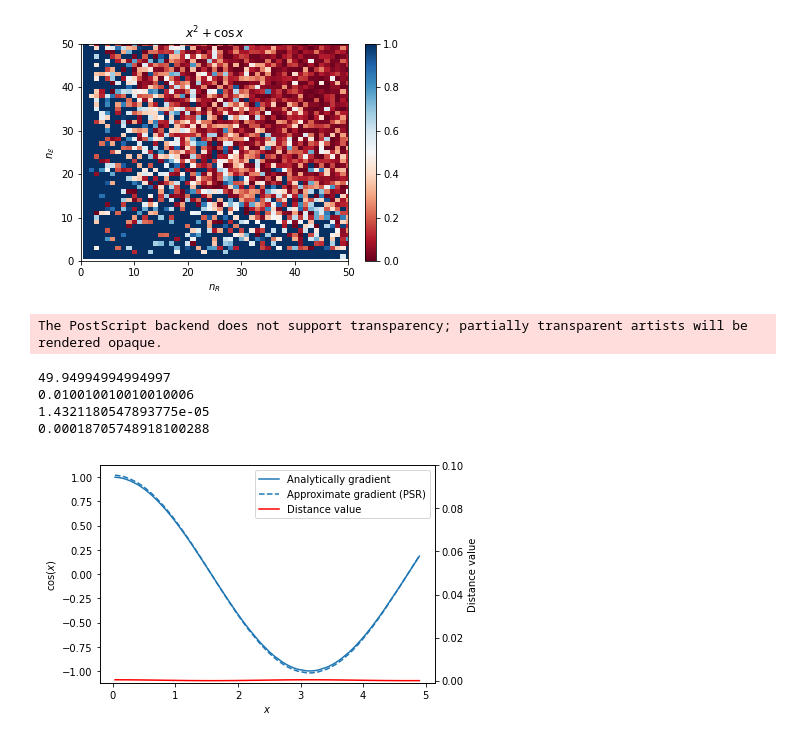
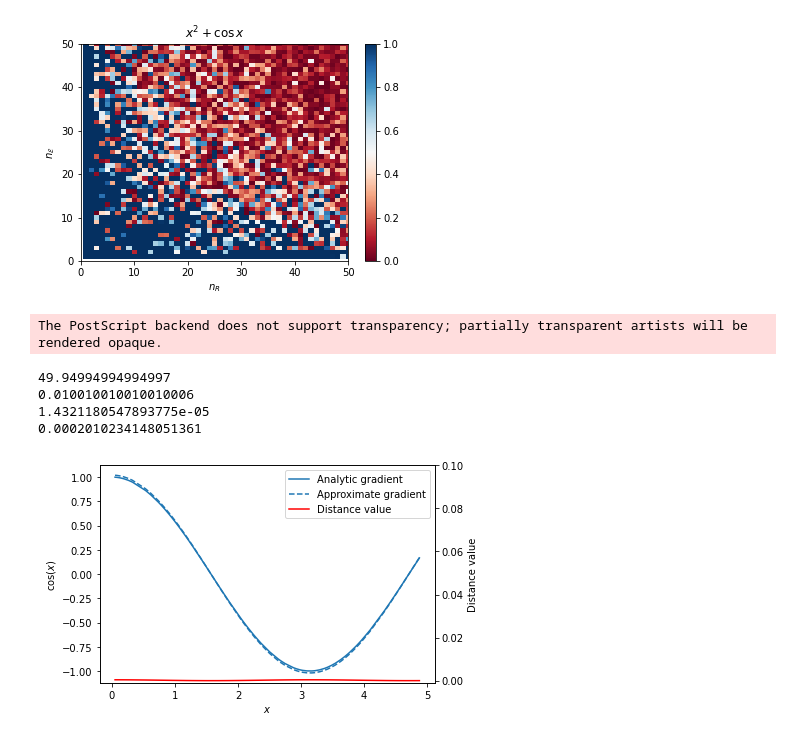
Before and after one commit to vutuanhai237/BBOByParameterShiftRule, a Jupyter notebook: grid_search.ipynb, the cells around one changed output. Drawn from its saved outputs; the diff is of its cells as text; code cells hidden in the pictures.

```diff
--- a/grid_search.ipynb
+++ b/grid_search.ipynb
@@ -55,37 +55,37 @@ xs = np.random.uniform(low = 0, high = 5, size = (100))
 xs.sort()
 
 for i in range(0, 100):
     x = xs[i]
     reals.append(dfunc(x))
     fakes.append(paramshift(func, x, min_r + 1, min_phase))
     re.append(np.abs(dfunc(x)-paramshift(func, x, min_r + 1, min_phase))**2)
 
 fig, ax1 = plt.subplots()
 ax2 = ax1.twinx()
 
-ax1.plot(xs, reals, color = '#1f77b4', label="Analytically gradient")
-ax1.plot(xs, fakes, color = '#1f77b4', linestyle = 'dashed', label="Approximate gradient (PSR)")
+ax1.plot(xs, reals, color = '#1f77b4', label="Analytic gradient")
+ax1.plot(xs, fakes, color = '#1f77b4', linestyle = 'dashed', label="Approximate gradient")
 ax2.plot(xs, re, color = 'red', label = "Distance value")
 
 ax1.set_xlabel('$x$')
 ax1.set_ylabel('$\cos(x)$')
 ax2.set_ylabel('Distance value')
 ax2.set_ylim(-0.001, 0.1)
 h1, l1 = ax1.get_legend_handles_labels()
 h2, l2 = ax2.get_legend_handles_labels()
 ax1.legend(h1+h2, l1+l2, loc=1)
 plt.savefig('sinx1.eps', format = 'eps', dpi = 1000)
 print(min_r)
 print(min_phase)
 print(min_error)
 print(np.average(re))
 # %% [output]
 The PostScript backend does not support transparency; partially transparent artists will be rendered opaque.
 49.94994994994997
 0.010010010010010006
 1.4321180547893775e-05
-0.00018705748918100288
+0.0002010234148051361
-[figure, old version]
+[figure, new version]
 # %%
 import numpy as np
 import matplotlib.pyplot as plt
```
Also changed, not shown: parts of 1 cell of this notebook, 2 other files.
